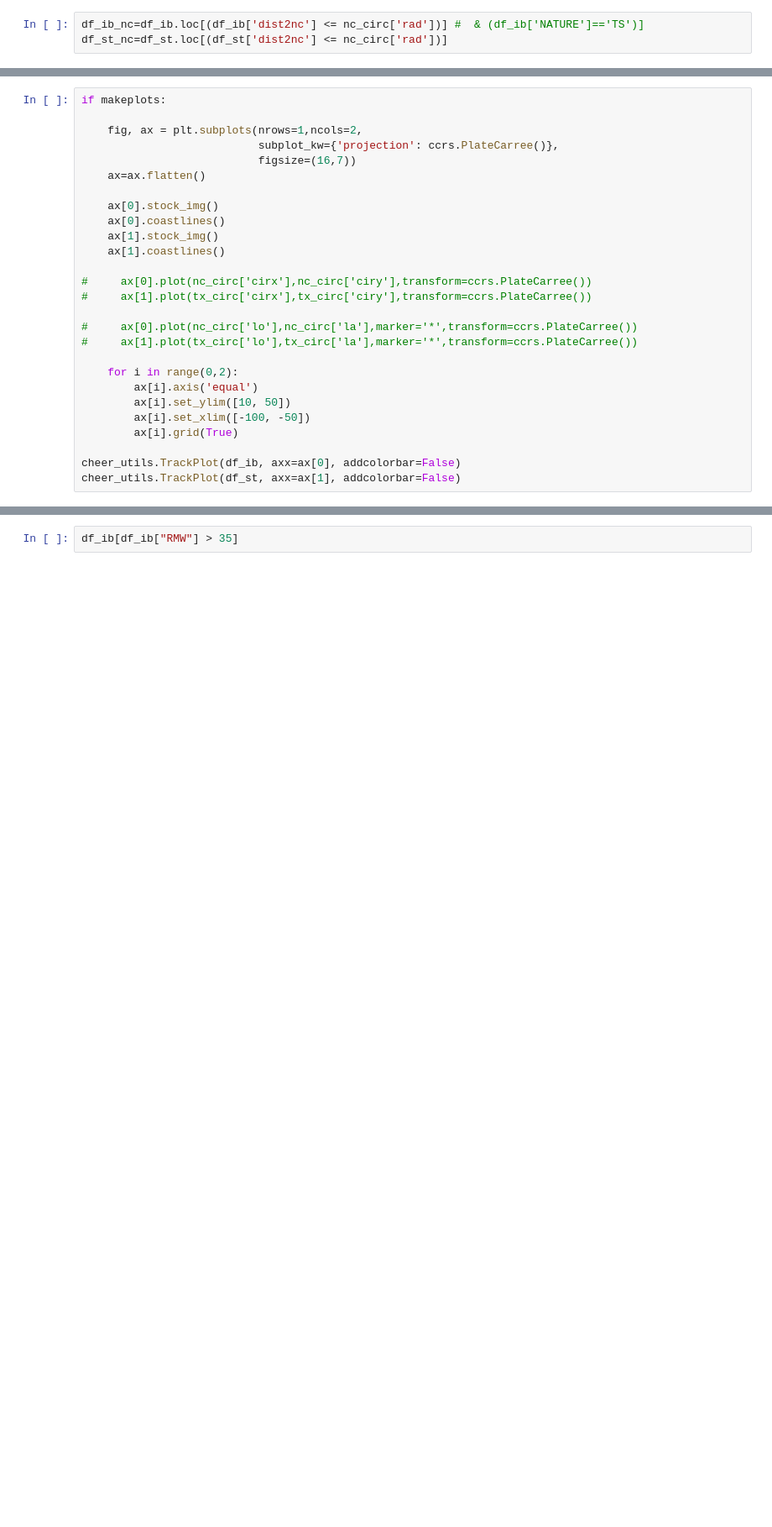
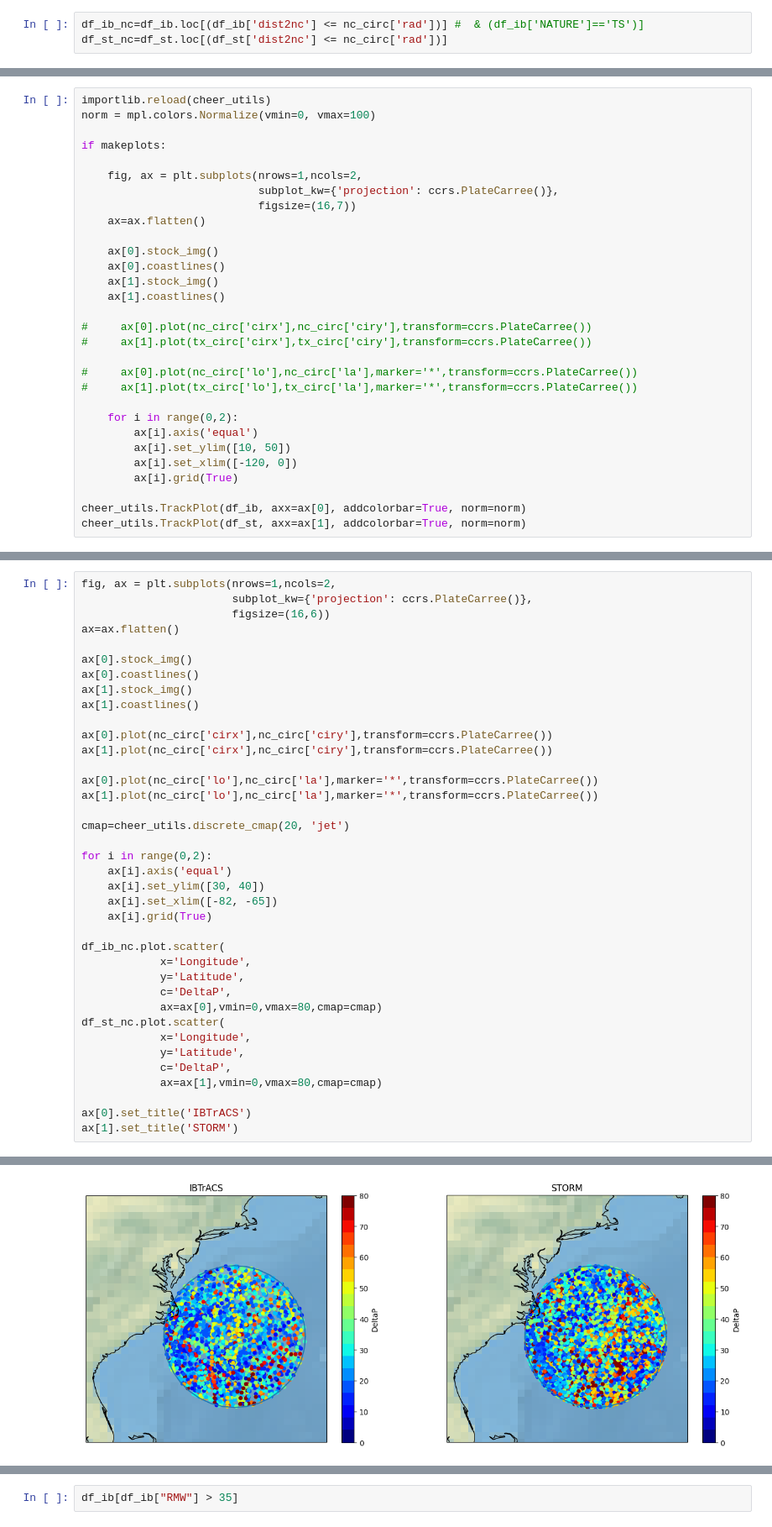
Before and after one commit to BrianOBlanton/CHEER-STORM, a Jupyter notebook: Unified_processing.ipynb, the cells around one changed output, grey strips where cells are left out. Shown at 84% size. Drawn from its saved outputs; the diff is of its cells as text; blank space fills up the shorter version.

```diff
--- a/Unified_processing.ipynb
+++ b/Unified_processing.ipynb
@@ -243,4 +338,7 @@ FileNotFoundError: [Errno 2] No such file or directory: '/home/bblanton/GitHub/B
 # %%
+importlib.reload(cheer_utils)
+norm = mpl.colors.Normalize(vmin=0, vmax=100)
+
 if makeplots:
 
     fig, ax = plt.subplots(nrows=1,ncols=2,
@@ -262,8 +360,8 @@ if makeplots:
     for i in range(0,2):
         ax[i].axis('equal')
         ax[i].set_ylim([10, 50])
-        ax[i].set_xlim([-100, -50])
+        ax[i].set_xlim([-120, 0])
         ax[i].grid(True)
 
-cheer_utils.TrackPlot(df_ib, axx=ax[0], addcolorbar=False)
-cheer_utils.TrackPlot(df_st, axx=ax[1], addcolorbar=False)
+cheer_utils.TrackPlot(df_ib, axx=ax[0], addcolorbar=True, norm=norm)
+cheer_utils.TrackPlot(df_st, axx=ax[1], addcolorbar=True, norm=norm)
@@ -324,0 +374,39 @@ print(df_st[k].max())
+# %%
+fig, ax = plt.subplots(nrows=1,ncols=2,
+                       subplot_kw={'projection': ccrs.PlateCarree()},
+                       figsize=(16,6))
+ax=ax.flatten()
+
+ax[0].stock_img()
+ax[0].coastlines()
+ax[1].stock_img()
+ax[1].coastlines()
+
+ax[0].plot(nc_circ['cirx'],nc_circ['ciry'],transform=ccrs.PlateCarree())
+ax[1].plot(nc_circ['cirx'],nc_circ['ciry'],transform=ccrs.PlateCarree())
+
+ax[0].plot(nc_circ['lo'],nc_circ['la'],marker='*',transform=ccrs.PlateCarree())
+ax[1].plot(nc_circ['lo'],nc_circ['la'],marker='*',transform=ccrs.PlateCarree())
+
+cmap=cheer_utils.discrete_cmap(20, 'jet')
+
+for i in range(0,2):
+    ax[i].axis('equal')
+    ax[i].set_ylim([30, 40])
+    ax[i].set_xlim([-82, -65])
+    ax[i].grid(True)
+
+df_ib_nc.plot.scatter(
+            x='Longitude',
+            y='Latitude',
+            c='DeltaP',
+            ax=ax[0],vmin=0,vmax=80,cmap=cmap)
+df_st_nc.plot.scatter(
+            x='Longitude',
+            y='Latitude',
+            c='DeltaP',
+            ax=ax[1],vmin=0,vmax=80,cmap=cmap)
+
+ax[0].set_title('IBTrACS')
+ax[1].set_title('STORM')
+# %% [output]
@@ -324,0 +414 @@ print(df_st[k].max())
+[figure, added]
```
Also changed, not shown: parts of 24 cells of this notebook, 1 other file.
